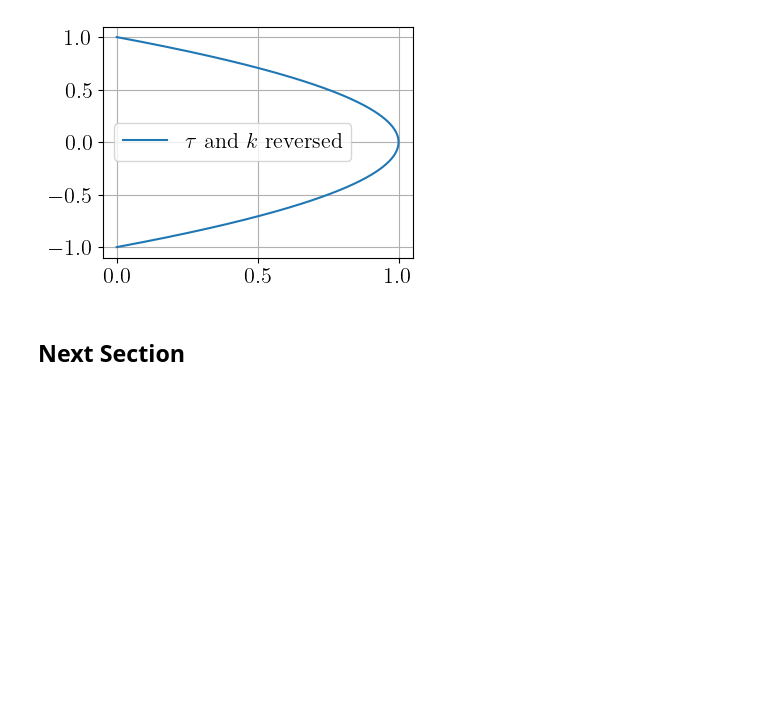
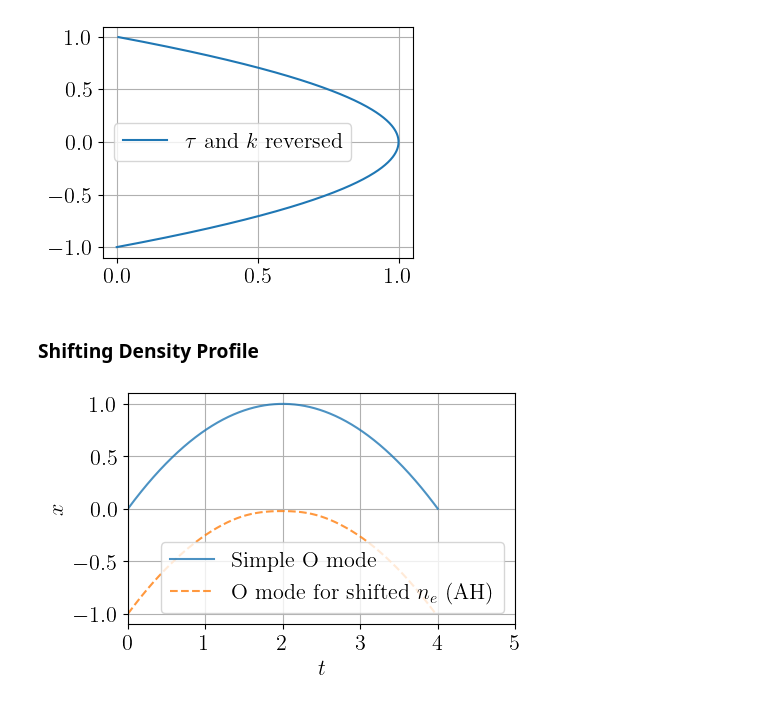
Before and after one commit to runehoejlund/plasma-ray-tracer, a Jupyter notebook: MGO/mgo_tracer.ipynb, the cells around one changed output. Saved outputs shown, nothing was run; the diff lists cells and outputs as text; code cells hidden in the pictures; blank space fills up the shorter version.

```diff
--- a/MGO/mgo_tracer.ipynb
+++ b/MGO/mgo_tracer.ipynb
@@ -136,12 +145,14 @@ def k_from_dir(k_dir, r, omega, mode):
     N = np.emath.sqrt(N_squared(r, omega, theta=_theta, mode=mode).detach().numpy())
     return (N*omega/c)*k_hat
 # %%
-def trace_ray(r0, k0, omega0, tmin, tmax, D, D_args={}, rtol=1e-3, r_min=torch.tensor([0, 0, 0]), r_max=torch.tensor([1000,1000,1000])):
+def trace_ray(r0, k0, omega0, tmin, tmax, D, D_args={}, rtol=1e-3, r_min=np.array([0, 0, 0]), r_max=np.array([1000,1000,1000])):
     q0 = np.hstack((r0,k0))
 
-    def is_in_domain(r):
-        ''' Returns 0.0 if ray exceeds boundary'''
-        return torch.prod(torch.heaviside(r-r_min, torch.ones_like(r)))*torch.prod(torch.heaviside(r_max-r, torch.ones_like(r)))
+    def hit_boundary(t, q):
+        tol = 1e-4
+        return np.min([np.min(q[:3] - (r_min - tol)), np.min((r_max + tol) - q[:3])])
+    hit_boundary.terminal = True
+    hit_boundary.direction = -1
 
     # RHS of ray-tracer ODE
     def f(t, q):
@@ -155,16 +166,16 @@ def trace_ray(r0, k0, omega0, tmin, tmax, D, D_args={}, rtol=1e-3, r_min=torch.t
         grad_r = r.grad
         grad_k = k.grad
         grad_omega = omega.grad
-        RHS_r = - grad_k/grad_omega * is_in_domain(r)
-        RHS_k = grad_r/grad_omega * is_in_domain(r)
+        RHS_r = - grad_k/grad_omega
+        RHS_k = grad_r/grad_omega
 
         return torch.hstack((RHS_r, RHS_k)).detach().numpy()
 
-    sol = solve_ivp(f, [tmin, tmax], q0, t_eval = np.linspace(tmin, tmax, 1000), rtol=rtol, atol = (1e-3)*rtol)
+    sol = solve_ivp(f, [tmin, tmax], q0, t_eval = np.linspace(tmin, tmax, 1000), events=hit_boundary, rtol=rtol, atol = (1e-3)*rtol)
     return sol
 
 
-def trace_Apple_Hartree_ray(r0, k_dir, omega0, tmin, tmax, mode='O', rtol=1e-3, r_min=torch.tensor([0, 0, 0]), r_max=torch.tensor([1000,1000,1000])):
+def trace_Apple_Hartree_ray(r0, k_dir, omega0, tmin, tmax, mode='O', rtol=1e-3, r_min=np.array([0, 0, 0]), r_max=np.array([1000,1000,1000])):
     k0 = k_from_dir(k_dir, r0, omega0, mode)
     return trace_ray(r0, k0, omega0, tmin, tmax, D, D_args={'mode': mode}, rtol=rtol, r_min=r_min, r_max=r_max)
 # %% [markdown]
@@ -324,7 +335,7 @@ def D_O(r: ('vector'), k: ('vector'), omega: ('scalar')):
 # %%
 # Ray tracer function.
 
-def trace_O_ray(r0, k0, omega0, tmin, tmax, rtol=1e-3, r_min=torch.tensor([0, 0, 0]), r_max=torch.tensor([1000,1000,1000])):
+def trace_O_ray(r0, k0, omega0, tmin, tmax, rtol=1e-3, r_min=np.array([0, 0, 0]), r_max=np.array([1000,1000,1000])):
     return trace_ray(r0, k0, omega0, tmin, tmax, D=D_O, rtol=rtol, r_min=r_min, r_max=r_max)
 # %%
 sol = trace_O_ray(r0=np.array([0.0, 0.0, 0.0]), k0=np.array([1.0, 0.0, 0.0]), omega0=1.0, tmin=0, tmax=5)
@@ -517,5 +532,5 @@ plt.grid()
 plt.show()
 # %% [output]
 [figure]
-# %% [markdown]
-## Next Section
+# %% [markdown]
+### Shifting Density Profile
@@ -521,0 +544,25 @@ plt.show()
+# %%
+sol = trace_Apple_Hartree_ray(r0=np.array([-1.0, 0.0, 0.0]),
+                              k_dir=np.array([1.0, 0.0, 0.0]),
+                              omega0=1.0,
+                              tmin=0, tmax=5,
+                              r_min=np.array([-1.0, 0, 0]),
+                              mode='O',
+                              rtol=1e-3)
+
+x, y, z, kx, ky, kz = sol.y
+r = np.array([x, y, z])
+k = np.array([kx, ky, kz])
+shifted_AH_O_result = {'sol': sol, 't': sol.t, 'r': r, 'k': k}
+# %%
+plt.figure(figsize=(5,3))
+plt.plot(O_result['t'], O_result['r'][0], '-', label='Simple O mode', alpha=0.8)
+plt.plot(shifted_AH_O_result['t'], shifted_AH_O_result['r'][0], '--', label=r'O mode for shifted $n_e$ (AH)', alpha=0.8)
+plt.legend()
+plt.xlim(0,5)
+plt.xlabel(r'$t$')
+plt.ylabel(r'$x$')
+plt.grid()
+plt.show()
+# %% [output]
+[figure, added]
```
Also changed, not shown: parts of 14 cells of this notebook.
